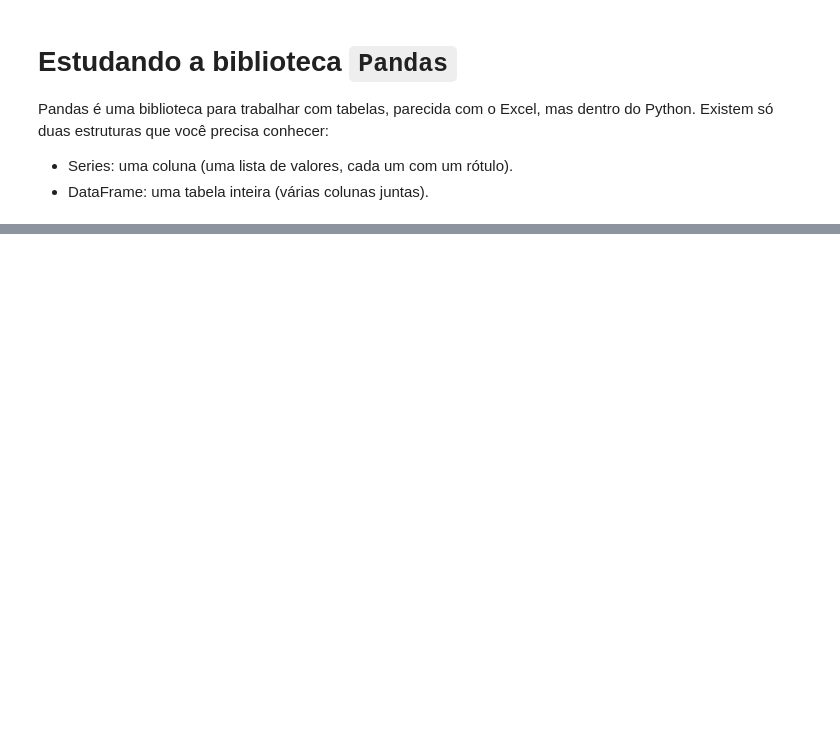
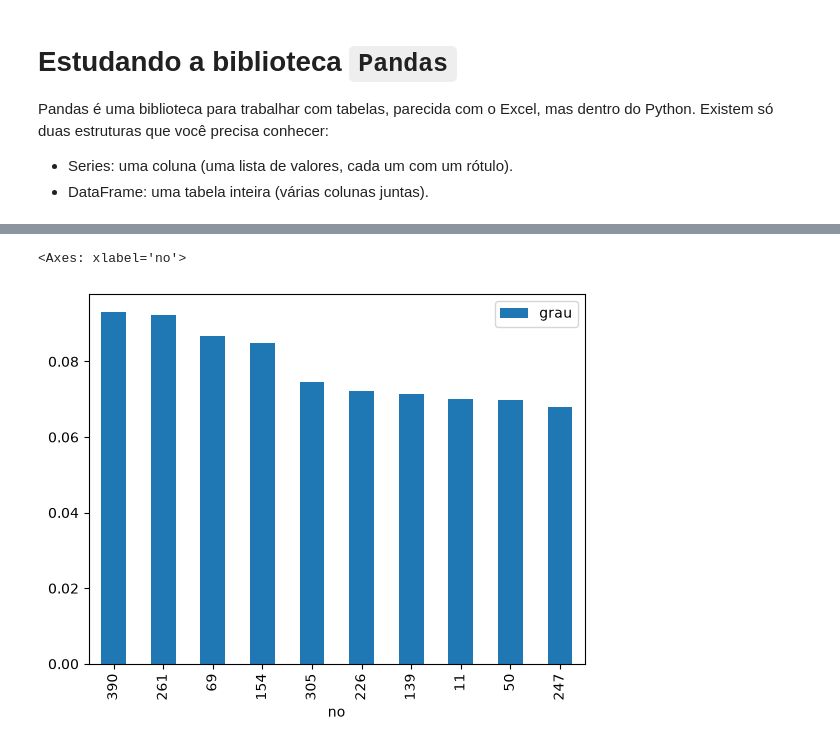
Before and after one commit to arthurvserodio/Analise-de-Grafos---TAG-26.2, a Jupyter notebook: notebook/Pandas.ipynb, the cells around one changed output, grey strips where cells are left out. Saved outputs shown, nothing was run; the diff lists cells and outputs as text; code cells hidden in the pictures; blank space fills up the shorter version.

```diff
--- a/notebook/Pandas.ipynb
+++ b/notebook/Pandas.ipynb
@@ -70,0 +91,9 @@ show(
+# %%
+tabela.nlargest(10, 'grau').plot(
+    x='no',
+    y='grau',
+    kind='bar'
+)
+# %% [output]
+<Axes: xlabel='no'>
+[figure, added]
```
Also changed, not shown: parts of 12 cells of this notebook, 2 other files.
